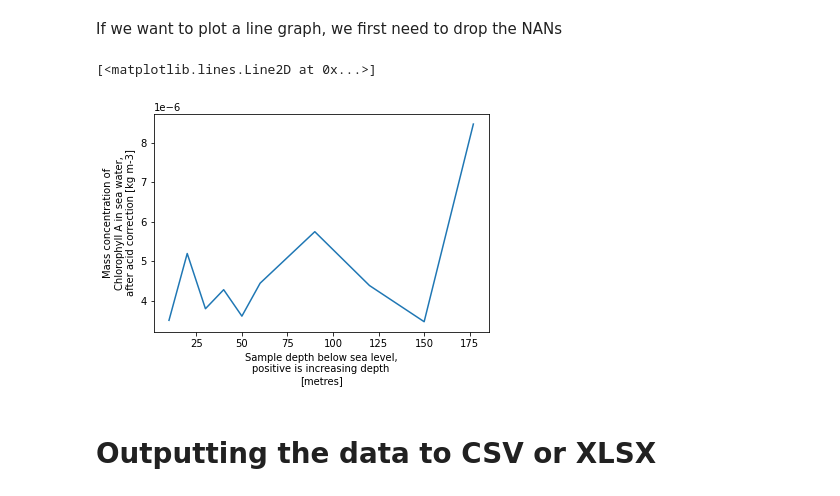
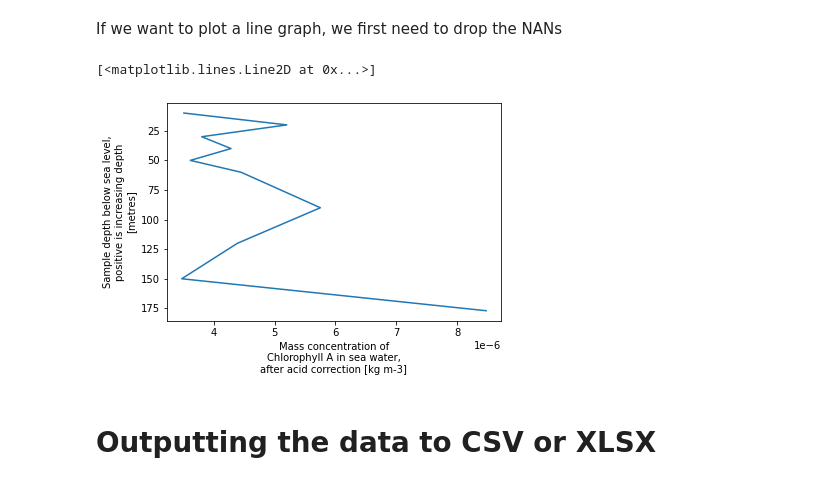
Before and after one commit to lhmarsden/NetCDF-CF_workshops, a Jupyter notebook: Python_workshop_materials/xarray_analyse_netcdf_depth_profile.ipynb, the cells around one changed output. Saved outputs shown, nothing was run; the diff lists cells and outputs as text; code cells hidden in the pictures.

```diff
--- a/Python_workshop_materials/xarray_analyse_netcdf_depth_profile.ipynb
+++ b/Python_workshop_materials/xarray_analyse_netcdf_depth_profile.ipynb
@@ -137,10 +137,10 @@ xr.plot.scatter(data,'DEPTH','CHLOROPHYLL_A')
 # %% [markdown]
 If we want to plot a line graph, we first need to drop the NANs
-# %%
-data['CHLOROPHYLL_A'].dropna('DEPTH').plot.line()
-# %% [output]
-[<matplotlib.lines.Line2D at 0x...>]
-[figure, removed]
+# %%
+xr.plot.line(data['CHLOROPHYLL_A'].dropna('DEPTH'),y='DEPTH', yincrease=False)
+# %% [output]
+[<matplotlib.lines.Line2D at 0x...>]
+[figure, added]
 # %% [markdown]
 # Outputting the data to CSV or XLSX
 # %% [markdown]
```
Also changed, not shown: parts of 1 cell of this notebook, 3 other files.
